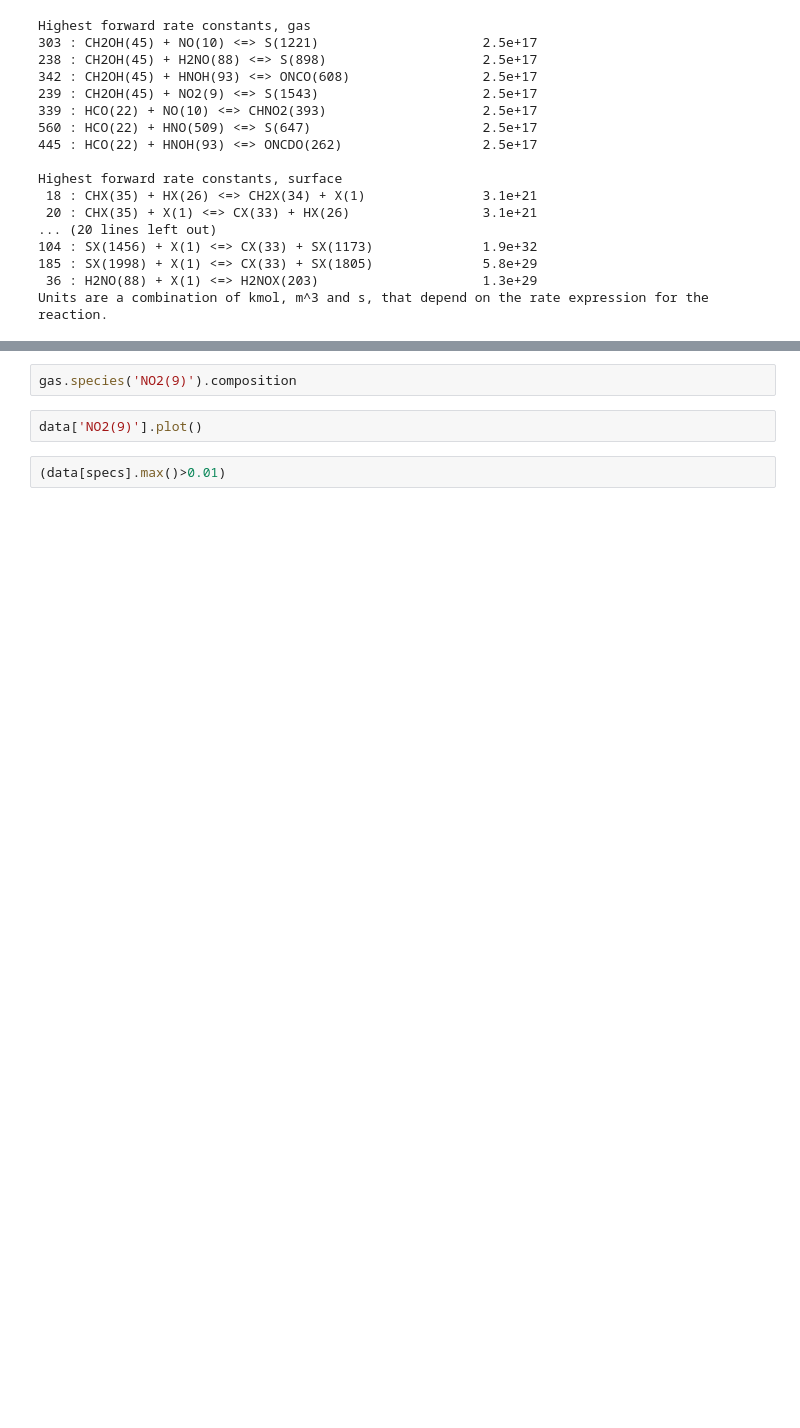
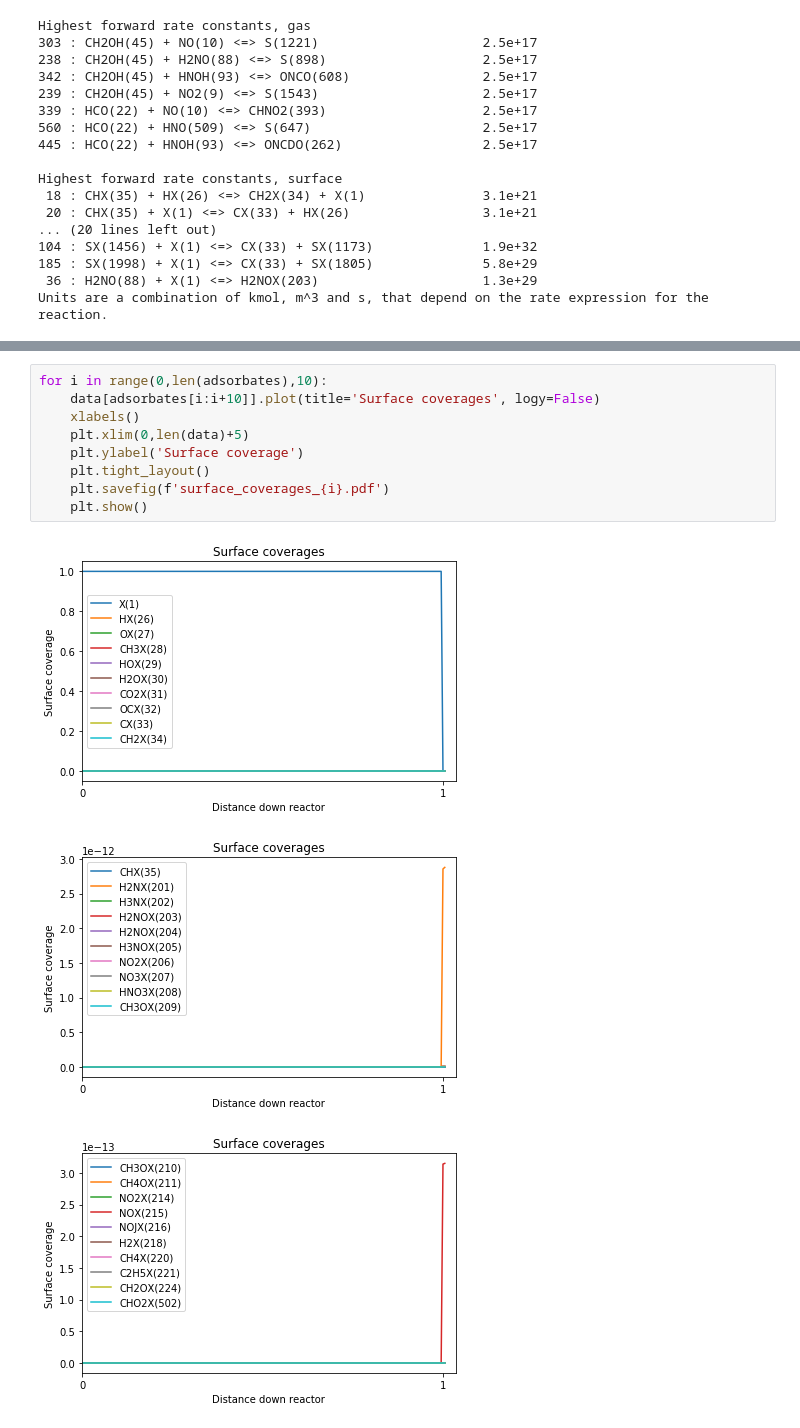
Before and after one commit to ChrisBNEU/HAN, a Jupyter notebook: CanteraModels/rocketman.ipynb, the cells around one changed output, grey strips where cells are left out. Drawn from its saved outputs; the diff is of its cells as text; blank space fills up the shorter version.

```diff
--- a/CanteraModels/rocketman.ipynb
+++ b/CanteraModels/rocketman.ipynb
@@ -575,6 +674,13 @@ for i in range(0,len(adsorbates),10):
-# %%
-gas.species('NO2(9)').composition
-# %%
-data['NO2(9)'].plot()
-# %%
-(data[specs].max()>0.01)
+# %%
+for i in range(0,len(adsorbates),10):
+    data[adsorbates[i:i+10]].plot(title='Surface coverages', logy=False)
+    xlabels()
+    plt.xlim(0,len(data)+5)
+    plt.ylabel('Surface coverage')
+    plt.tight_layout()
+    plt.savefig(f'surface_coverages_{i}.pdf')
+    plt.show()
+# %% [output]
+[figure, added]
+[figure, added]
+[figure, added]
```
Also changed, not shown: parts of 49 cells of this notebook, 1 other file.
